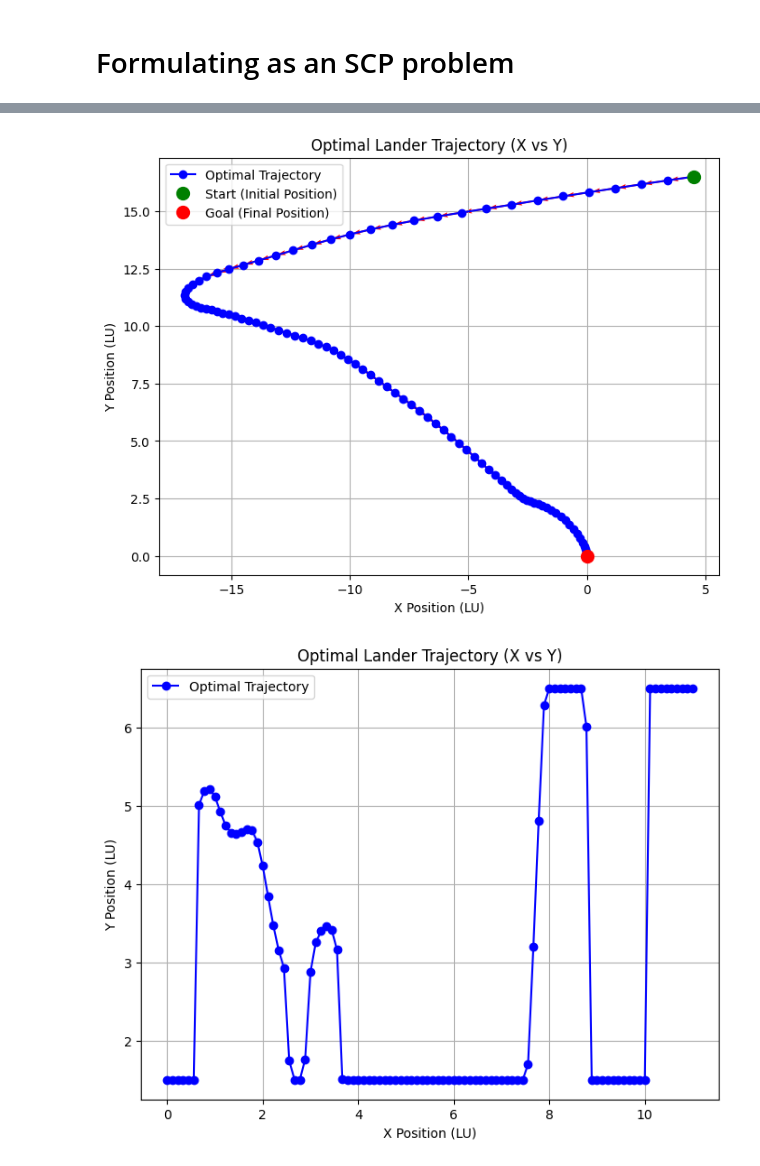
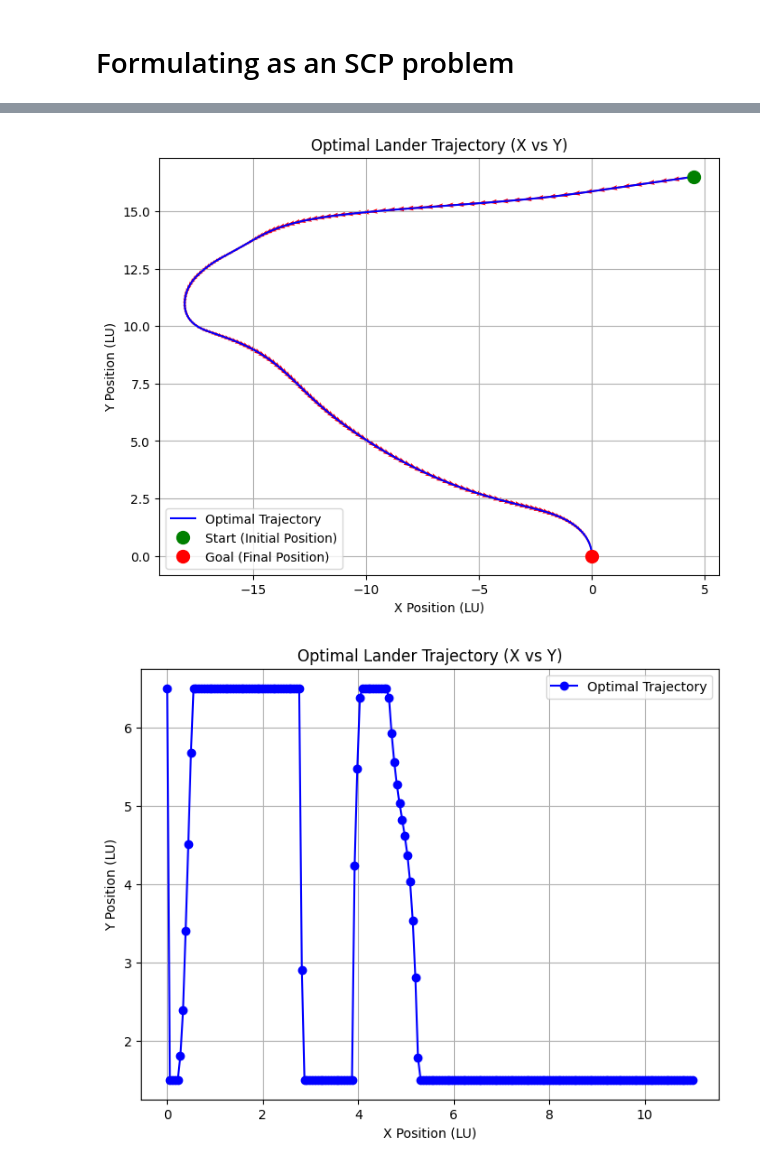
Before and after one commit to jgeldenbott/AA-528-Final, a Jupyter notebook: planar_optimal_descent.ipynb, the cells around one changed output, grey strips where cells are left out. Cells and saved outputs as stored; diff of their text form; code cells hidden in the pictures.

```diff
--- a/planar_optimal_descent.ipynb
+++ b/planar_optimal_descent.ipynb
@@ -11,7 +11,7 @@ import scipy.linalg as la
 from dataclasses import dataclass
 # %%
 # hyperparameter definition
-N = 100
+N = 200
 t0 = 0
 m0 = 2.0
 alpha = 0.0034
@@ -199,9 +199,9 @@ iterations = 15
 # Formulating as an SCP problem
 # %%
 x0 = np.array([m0, *r0, *v0, omega0, theta0])
-u0 = np.array([1.5, 0.0])
+u0 = np.array([6.5, 0.0])
 xf = np.array([1.8, *rf, *vf, omegaf, thetaf])
-uf = np.array([0.0, 0.0])
+uf = np.array([1.5, 0.0])
 
 x_guess = np.linspace(x0, xf, N+1)
 u_guess = np.linspace(u0, uf, N)
@@ -210,7 +210,6 @@ for i in range(iterations):
     print(f"Iteration {i+1}")
     x = cp.Variable((N+1, 7))
     u = cp.Variable((N, 2))
-    # tf = cp.Variable(pos=True)
     epsilon = cp.Variable(7)
 
     cost = 0
@@ -229,6 +228,7 @@ for i in range(iterations):
     # cost += 10 * epsilon[1]**2
 
     constraints += [x[0] == x0]
+    constraints += [u[0, :] == u0]
     # constraints += [x[0, 0:6] == x0[0:6]]
     # constraints += [x[0, -1] == x0[-1]]
     constraints += [u[:, 0] >= gamma_min]
@@ -237,7 +237,8 @@ for i in range(iterations):
     constraints += [u[:, 1] >= -tau_max]
     constraints += [x[-1, 1:] == xf[1:]]
 
-    constraints += [x[:, 2] <= 100]
+    constraints += [x[:i, 2] >= x[i, 2] for i in range(1, N+1)]
+    constraints += [x[:, 2] <= x0[2]]
     constraints += [x[:, 2] >= 0]
     constraints += [x[:, 1] <= 100]
     constraints += [x[:, 1] >= -100]
@@ -299,30 +300,30 @@ Converged!
 # %%
 r_x = x.value[:, 1]  # x position
 r_y = x.value[:, 2]  # y position
 v_x = x.value[:, 3]
 v_y = x.value[:, 4]
 
 # Plot the trajectory
 plt.figure(figsize=(8, 6))
-plt.plot(r_x, r_y, 'bo-', label="Optimal Trajectory")  # Blue line with circles
+plt.plot(r_x, r_y, 'b-', label="Optimal Trajectory")  # Blue line with circles
 plt.plot(x0[1], x0[2], 'go', markersize=10, label="Start (Initial Position)")  # Green start point
 plt.plot(xf[1], xf[2], 'ro', markersize=10, label="Goal (Final Position)")  # Red target point
 
 # Add velocity vector arrows
 scale_factor = 0.1  # Adjust for arrow size
 plt.quiver(r_x, r_y, v_x, v_y, angles='xy', scale_units='xy', scale=1/scale_factor, color='r', width=0.003)
 
 # Labels and formatting
 plt.xlabel("X Position (LU)")
 plt.ylabel("Y Position (LU)")
 plt.title("Optimal Lander Trajectory (X vs Y)")
 plt.legend()
 plt.grid(True)
 
 # Show the plot
 plt.show()
 # %% [output]
-[figure, old version]
+[figure, new version]
 # %%
 # Plot the trajectory
 ts = np.linspace(0, t_f, N)
@@ -340,7 +341,7 @@ plt.grid(True)
 # Show the plot
 plt.show()
 # %% [output]
-[figure, old version]
+[figure, new version]
 # %%
 # Plot the trajectory
 ts = np.linspace(0, t_f, N)
```
Also changed, not shown: parts of 4 cells of this notebook.
